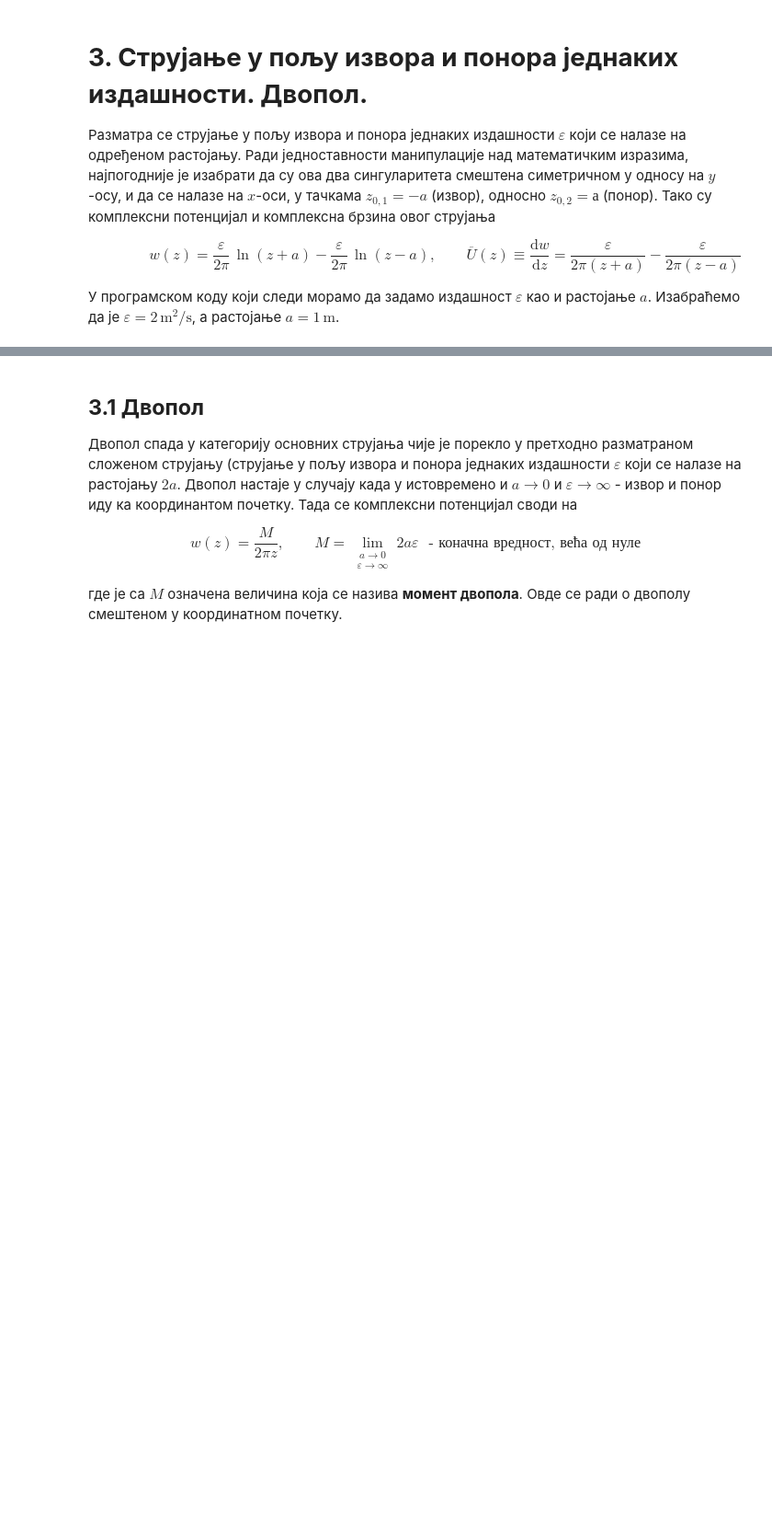
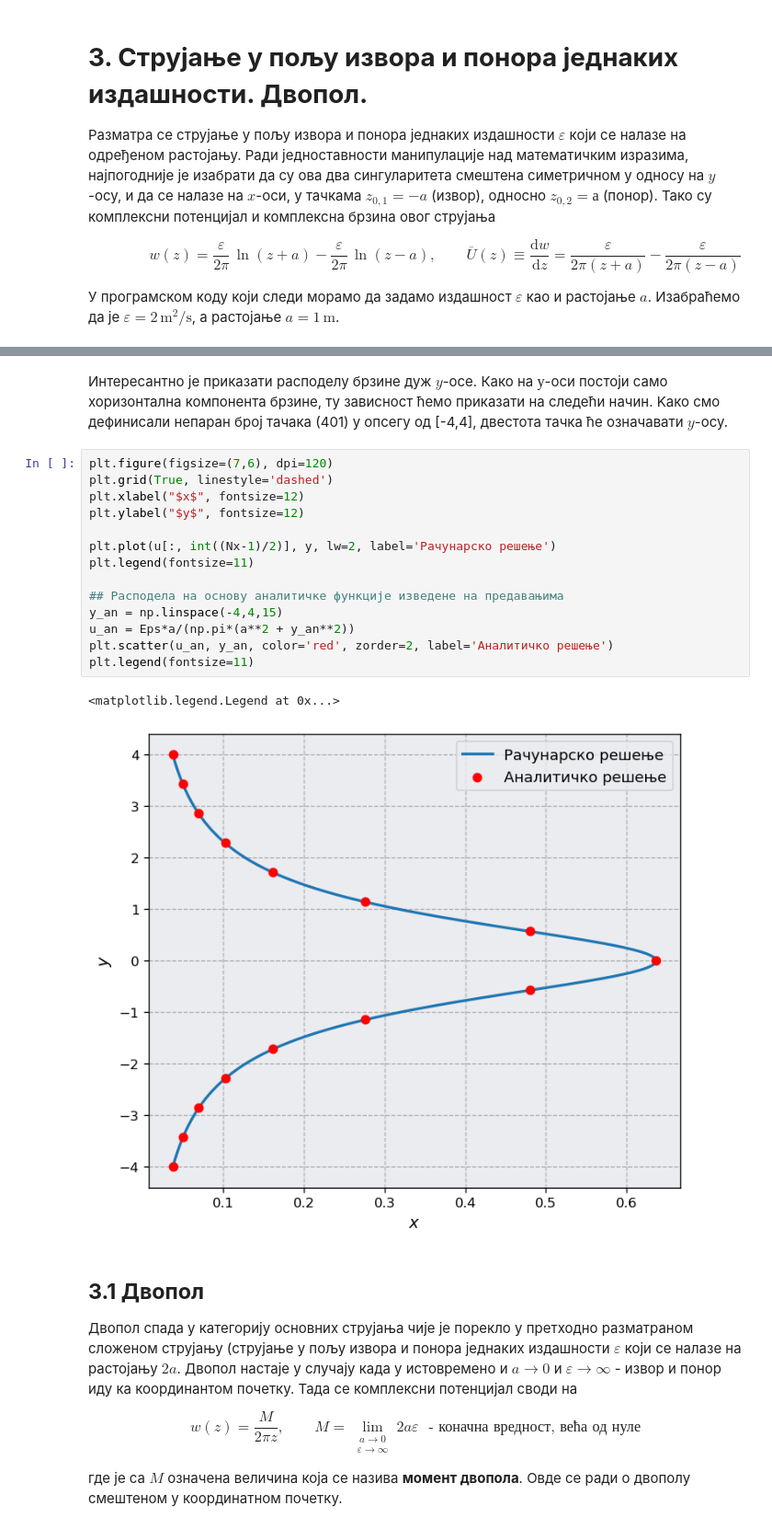
Before and after one commit to cocicar/RPSNF, a Jupyter notebook: 03-Izvor_ponor_dvopol.ipynb, the cells around one changed output, grey strips where cells are left out. Shown at 92% size. Drawn from its saved outputs; the diff is of its cells as text; blank space fills up the shorter version.

```diff
--- a/03-Izvor_ponor_dvopol.ipynb
+++ b/03-Izvor_ponor_dvopol.ipynb
@@ -63,3 +69,22 @@ Text(0, 0.5, '$y$')
+# %% [markdown]
+Интересантно је приказати расподелу брзине дуж $y$-oсе. Како на $у$-оси постоји само хоризонтална компонента брзине, ту зависност ћемо приказати на следећи начин. Kaко смо дефинисали непаран број тачака (401) у опсегу од \[-4,4\], двестота тачка ће означавати $y$-осу.
+# %%
+plt.figure(figsize=(7,6), dpi=120)
+plt.grid(True, linestyle='dashed')
+plt.xlabel("$x$", fontsize=12)
+plt.ylabel("$y$", fontsize=12)
+
+plt.plot(u[:, int((Nx-1)/2)], y, lw=2, label='Рачунарско решење')
+plt.legend(fontsize=11)
+
+## Расподела на основу аналитичке функције изведене на предавањима
+y_an = np.linspace(-4,4,15)
+u_an = Eps*a/(np.pi*(a**2 + y_an**2))
+plt.scatter(u_an, y_an, color='red', zorder=2, label='Аналитичко решење')
+plt.legend(fontsize=11)
+# %% [output]
+<matplotlib.legend.Legend at 0x...>
+[figure, added]
 # %% [markdown]
 
 ## **3.1 Двопол**
```
Also changed, not shown: parts of 3 cells of this notebook.
